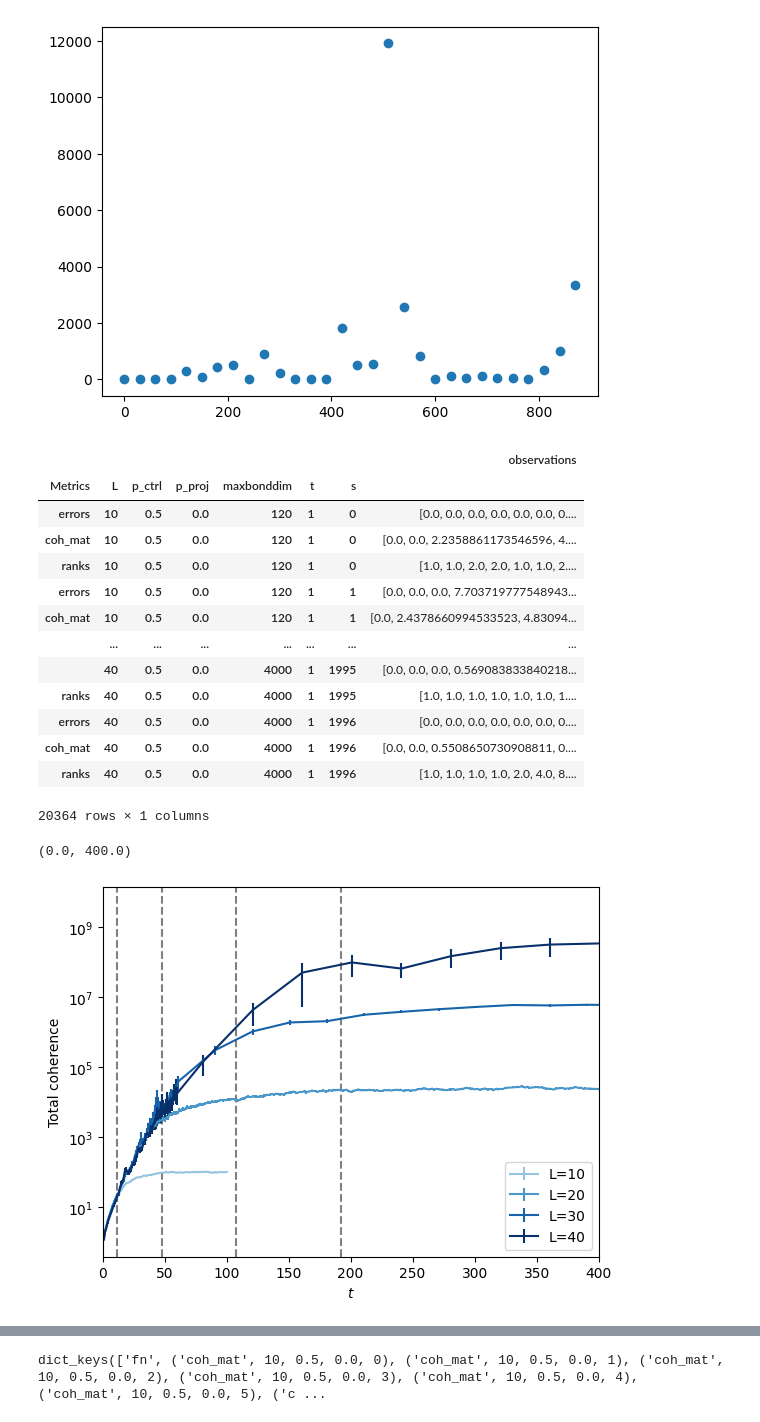
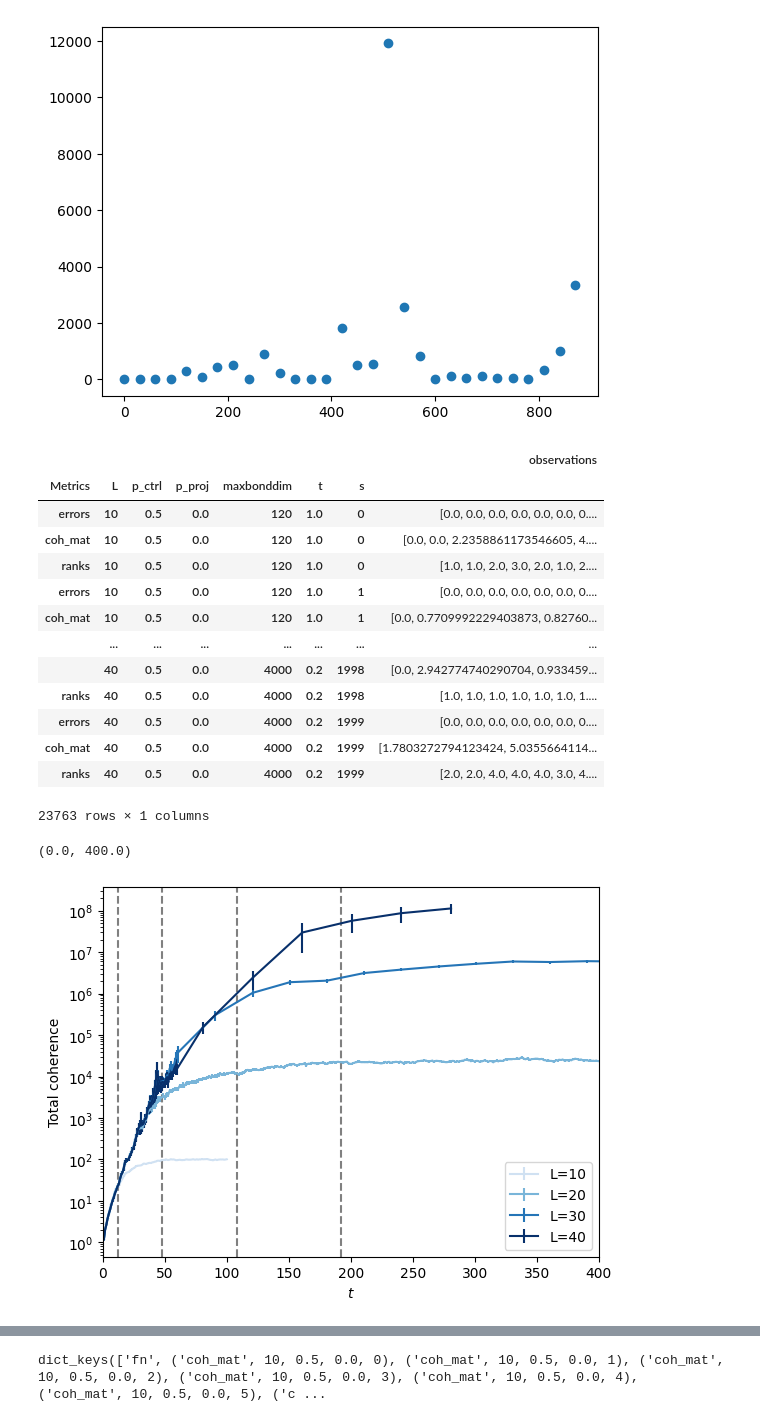
Before and after one commit to hainingpan/CT_MPS, a Jupyter notebook: FM_coherence_T_.ipynb, the cells around one changed output, grey strips where cells are left out. Drawn from its saved outputs; the diff is of its cells as text; code cells hidden in the pictures.

Commit message:
update coherence_T

```diff
--- a/FM_coherence_T_.ipynb
+++ b/FM_coherence_T_.ipynb
@@ -55,7 +55,7 @@ params_list=[
 ({'nu':0,'de':1,'L':10},{'s':np.arange(00000,2000),'p_ctrl':[.5,],'p_proj':[0.],'maxbond':[120],'t':[1]}),
 ({'nu':0,'de':1,'L':20},{'s':np.arange(00000,2000),'p_ctrl':[.5,],'p_proj':[0.],'maxbond':[200],'t':[1]}),
 ({'nu':0,'de':1,'L':30},{'s':np.arange(00000,2000),'p_ctrl':[.5,],'p_proj':[0.],'maxbond':[1200],'t':[1]}),
-({'nu':0,'de':1,'L':40},{'s':np.arange(00000,2000),'p_ctrl':[.5,],'p_proj':[0.],'maxbond':[4000],'t':[1]}),
+({'nu':0,'de':1,'L':40},{'s':np.arange(00000,2000),'p_ctrl':[.5,],'p_proj':[0.],'maxbond':[4000],'t':[.2]}),
 ]
 # %%
 data_MPS_0_T_dict = {'fn':set()}
@@ -73,8 +73,8 @@ for fixed_params,vary_params in params_list:
         load=True,
         # data_dict={'fn':set()},
         data_dict=data_MPS_0_T_dict,
-        # zip_fn=f'./MPS_0-1_coherence_T_L{fixed_params["L"]}.zip',
-        zip_fn=f'/p/work/hpan/CT_MPS/MPS_0-1_coherence_T_L{fixed_params["L"]}.zip',
+        zip_fn=f'./MPS_0-1_coherence_T_L{fixed_params["L"]}.zip',
+        # zip_fn=f'/p/work/hpan/CT_MPS/MPS_0-1_coherence_T_L{fixed_params["L"]}.zip',
         add_to_dict_keys = ['L','p_ctrl','p_proj','maxbonddim','t','s']
     )
 df_MPS_0_T=rqc.convert_pd(data_MPS_0_T_dict,names=['Metrics','L','p_ctrl','p_proj','maxbonddim','t','s'])
@@ -83,41 +83,43 @@ df_MPS_0_T
 # %% [output]
 |  |  |  |  |  |  |  | observations |
 | Metrics | L | p_ctrl | p_proj | maxbonddim | t | s |  |
-| errors | 10 | 0.5 | 0.0 | 120 | 1 | 0 | [0.0, 0.0, 0.0, 0.0, 0.0, 0.0, 0.... |
-| coh_mat | 10 | 0.5 | 0.0 | 120 | 1 | 0 | [0.0, 0.0, 2.2358861173546596, 4.... |
-| ranks | 10 | 0.5 | 0.0 | 120 | 1 | 0 | [1.0, 1.0, 2.0, 2.0, 1.0, 1.0, 2.... |
-| errors | 10 | 0.5 | 0.0 | 120 | 1 | 1 | [0.0, 0.0, 0.0, 7.703719777548943... |
-| coh_mat | 10 | 0.5 | 0.0 | 120 | 1 | 1 | [0.0, 2.4378660994533523, 4.83094... |
+| errors | 10 | 0.5 | 0.0 | 120 | 1.0 | 0 | [0.0, 0.0, 0.0, 0.0, 0.0, 0.0, 0.... |
+| coh_mat | 10 | 0.5 | 0.0 | 120 | 1.0 | 0 | [0.0, 0.0, 2.2358861173546605, 4.... |
+| ranks | 10 | 0.5 | 0.0 | 120 | 1.0 | 0 | [1.0, 1.0, 2.0, 3.0, 2.0, 1.0, 2.... |
+| errors | 10 | 0.5 | 0.0 | 120 | 1.0 | 1 | [0.0, 0.0, 0.0, 0.0, 0.0, 0.0, 0.... |
+| coh_mat | 10 | 0.5 | 0.0 | 120 | 1.0 | 1 | [0.0, 0.7709992229403873, 0.82760... |
 |  | ... | ... | ... | ... | ... | ... | ... |
-|  | 40 | 0.5 | 0.0 | 4000 | 1 | 1995 | [0.0, 0.0, 0.0, 0.569083833840218... |
-| ranks | 40 | 0.5 | 0.0 | 4000 | 1 | 1995 | [1.0, 1.0, 1.0, 1.0, 1.0, 1.0, 1.... |
-| errors | 40 | 0.5 | 0.0 | 4000 | 1 | 1996 | [0.0, 0.0, 0.0, 0.0, 0.0, 0.0, 0.... |
-| coh_mat | 40 | 0.5 | 0.0 | 4000 | 1 | 1996 | [0.0, 0.0, 0.5508650730908811, 0.... |
-| ranks | 40 | 0.5 | 0.0 | 4000 | 1 | 1996 | [1.0, 1.0, 1.0, 1.0, 2.0, 4.0, 8.... |
+|  | 40 | 0.5 | 0.0 | 4000 | 0.2 | 1998 | [0.0, 2.942774740290704, 0.933459... |
+| ranks | 40 | 0.5 | 0.0 | 4000 | 0.2 | 1998 | [1.0, 1.0, 1.0, 1.0, 1.0, 1.0, 1.... |
+| errors | 40 | 0.5 | 0.0 | 4000 | 0.2 | 1999 | [0.0, 0.0, 0.0, 0.0, 0.0, 0.0, 0.... |
+| coh_mat | 40 | 0.5 | 0.0 | 4000 | 0.2 | 1999 | [1.7803272794123424, 5.0355664114... |
+| ranks | 40 | 0.5 | 0.0 | 4000 | 0.2 | 1999 | [2.0, 2.0, 4.0, 4.0, 4.0, 3.0, 4.... |
-20364 rows × 1 columns
+23763 rows × 1 columns
 # %%
 L_list=[10,20,30,40]
 # %%
 fig,ax=plt.subplots()
 mb_list = [120,200,1200,4000]
-color_list = plt.cm.Blues(np.linspace(0.4,1,len(L_list)))
-for idx, (L, mb) in enumerate(zip(L_list,mb_list)):
-    data_ =np.stack( df_MPS_0_T.xs('coh_mat',level='Metrics').xs(L,level='L').xs(0.5,level='p_ctrl').xs(0,level='p_proj').xs(mb,level='maxbonddim').xs(1,level='t')['observations'])
+t_list = [1,1,1,0.2]
+color_list = plt.cm.Blues(np.linspace(0.2,1,len(L_list)))
+# for idx, (L, mb) in enumerate(zip(L_list,mb_list)):
+for idx, L in enumerate(L_list):
+    data_ =np.stack( df_MPS_0_T.xs('coh_mat',level='Metrics').xs(L,level='L').xs(0.5,level='p_ctrl').xs(0,level='p_proj').xs(mb_list[idx],level='maxbonddim').xs(t_list[idx],level='t')['observations'])
     x = np.arange(data_.shape[1])+1
     data_[data_==None]= np.nan
     data_ = data_.astype(float)
 
     y = data_.mean(axis=0)
     notnan=~np.isnan(y)
     yerr = data_.std(axis=0)/np.sqrt(data_.shape[0])
     ax.errorbar(x[notnan],y[notnan],yerr[notnan], label=f'L={L}',color=color_list[idx])
     ax.axvline(L**2*0.12,ls='--',color='gray')
 # ax.set_xscale('log')
 ax.set_yscale('log')
 ax.set_xlabel('$t$')
 ax.set_ylabel('Total coherence')
 ax.legend()
 ax.set_xlim(0,400)
 # %% [output]
 (0.0, 400.0)
-[figure, old version]
+[figure, new version]
```
Also changed, not shown: parts of 2 cells of this notebook.
